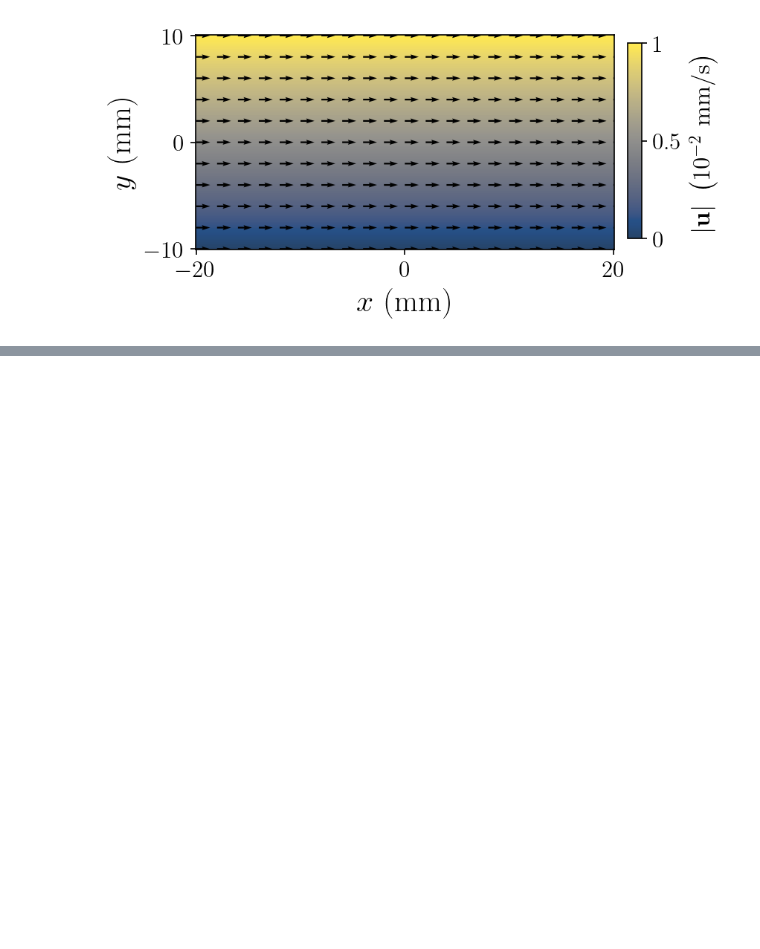
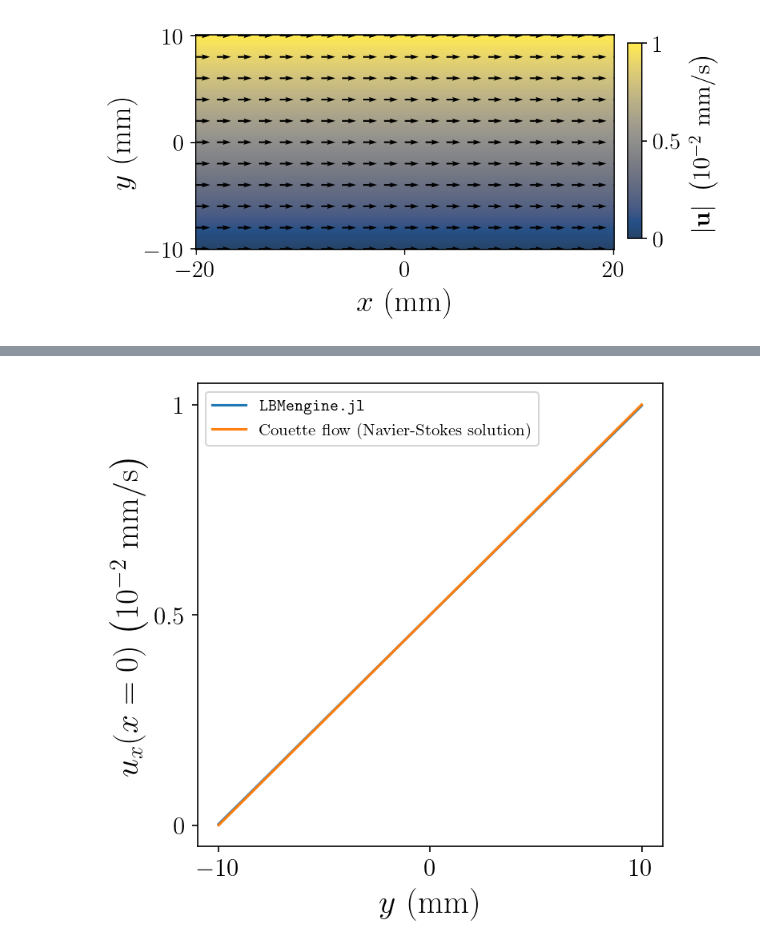
Before and after one commit to david16correa/LBM-benchmarks, a Jupyter notebook: 03 Couette/notebook/main.ipynb, the cells around one changed output, grey strips where cells are left out. Drawn from its saved outputs; the diff is of its cells as text; code cells hidden in the pictures; blank space fills up the shorter version.

```diff
--- a/03 Couette/notebook/main.ipynb
+++ b/03 Couette/notebook/main.ipynb
@@ -367,0 +372,27 @@ plt.show()
+# %%
+def figureWM(df):
+    fig, ax = plt.subplots(figsize = (5,5))
+
+    U = 0.01
+    h = 10
+    couette_v = U * (df.coordinate_y + h)/(2*h)
+
+    ax.plot(df.coordinate_y, df.fluidVelocity_x, label='\\texttt{LBMengine.jl}')
+    ax.plot(df.coordinate_y, couette_v, label='Couette flow (Navier-Stokes solution)')
+    ax.set_xlabel("$y$ (mm)")
+    ax.set_yticks([0, 0.005, 0.01])
+    ax.set_yticklabels(['0', '0.5', '1'])
+    ax.set_ylabel("$u_x(x = 0)$ $\\left(10^{-2}~\\mathrm{mm}/\\mathrm{s}\\right)$")
+    ax.set_xticks([-10, 0, 10])
+    # ax[0].set_yticklabels(['0', '0.5', '1'])
+    # ax[0].set_title(f"$x = {fluidDf.query(f"id_x == {id}").iloc[0].filter(["coordinate_x"]).values[0]}$")
+    ax.legend()
+
+    return fig, ax
+
+id = fluidDf.query("coordinate_x >= 0").reset_index().iloc[0].filter(["id_x"]).values[0]
+v_x = fluidDf.loc[id].filter(["coordinate_y", "fluidVelocity_x"]).query('coordinate_y <= 10 & coordinate_y >= -10')
+figureWM(v_x)
+plt.show()
+# %% [output]
+[figure, added]
```
Also changed, not shown: parts of 1 cell of this notebook, 3 other files.
